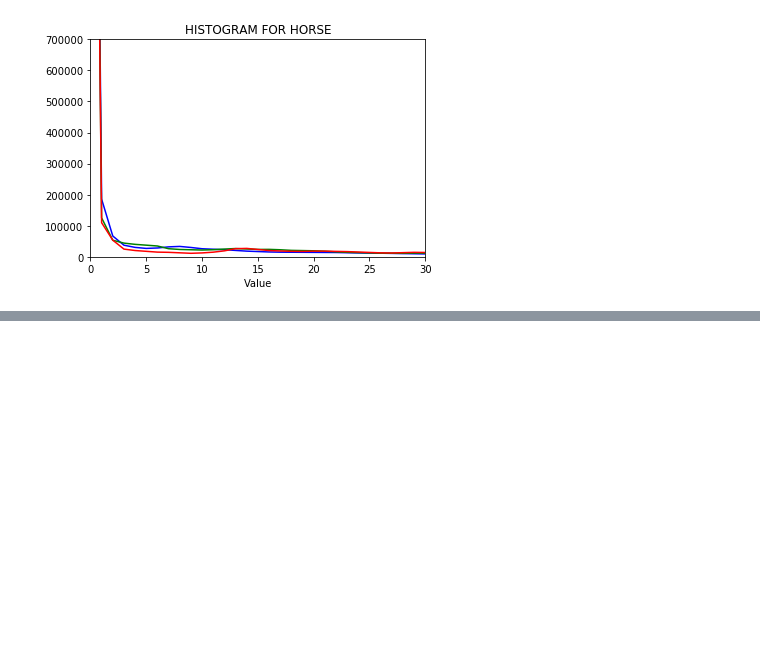
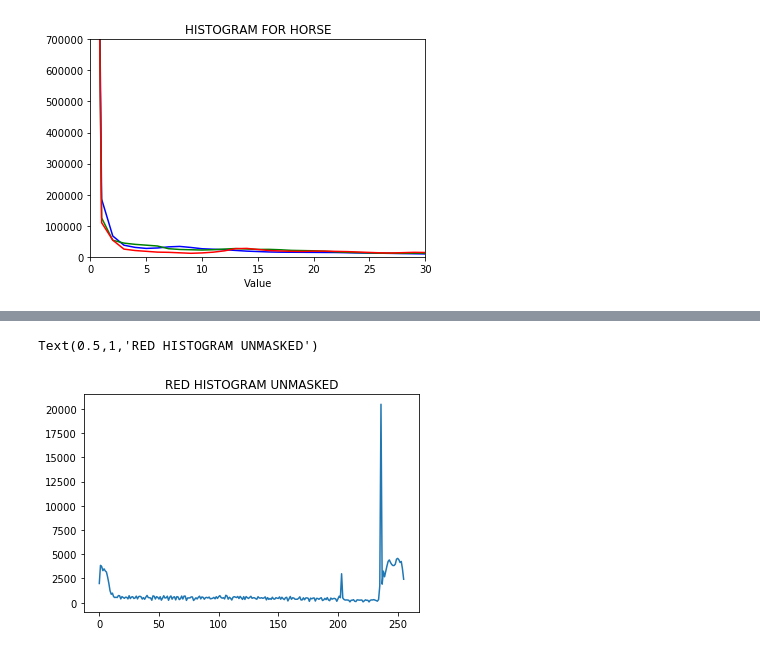
Before and after one commit to SkyeTheVixen/Python-For-Computer-Vision-with-Open-CV-and-Deep-Learning, a Jupyter notebook: Module 3 - Image Processing/Session 6 - Histograms.ipynb, the cells around one changed output, grey strips where cells are left out. Cells and saved outputs as stored; diff of their text form; code cells hidden in the pictures; blank space fills up the shorter version.

```diff
--- a/Module 3 - Image Processing/Session 6 - Histograms.ipynb
+++ b/Module 3 - Image Processing/Session 6 - Histograms.ipynb
@@ -82,0 +114,6 @@ Text(0.5,0,'Value')
+# %%
+plt.plot(hist_values_red)
+plt.title('RED HISTOGRAM UNMASKED')
+# %% [output]
+Text(0.5,1,'RED HISTOGRAM UNMASKED')
+[figure, added]
```
Also changed, not shown: parts of 14 cells of this notebook, 1 other file.
